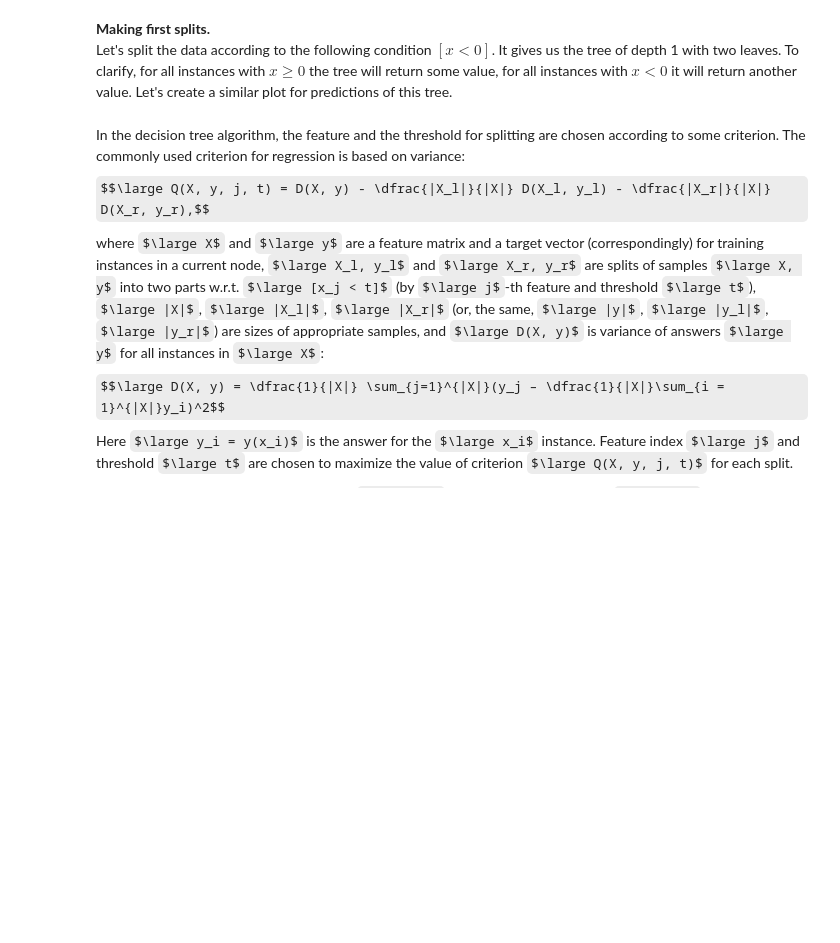
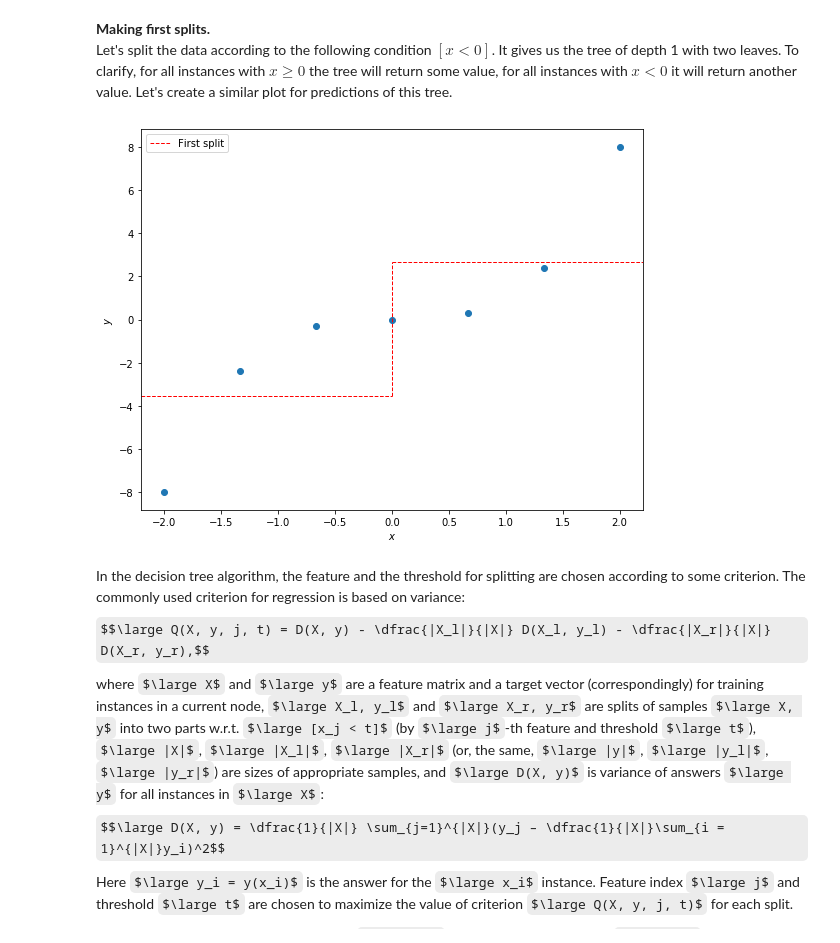
Before and after one commit to koolvn/mlcourse.ai, a Jupyter notebook: jupyter_english/assignments_fall2019/assignment2_part1_decision_trees.ipynb, the cells around one changed output. Saved outputs shown, nothing was run; the diff lists cells and outputs as text; code cells hidden in the pictures; some formulas as TeX source; blank space fills up the shorter version.

```diff
--- a/jupyter_english/assignments_fall2019/assignment2_part1_decision_trees.ipynb
+++ b/jupyter_english/assignments_fall2019/assignment2_part1_decision_trees.ipynb
@@ -76,3 +82,22 @@ No handles with labels found to put in legend.
+# %%
+# You code here
+plt.figure(figsize=(9, 7))
+plt.scatter(X, y)
+
+# plt.scatter(X[X<0].mean(), y[y<0].mean(), c='red')
+# plt.scatter(X[X>=0].mean(), y[y>=0].mean(), c='red')
+# plt.plot([X[X<0].mean(), X[X>=0].mean()], [y[y<0].mean(),  y[y>=0].mean()], lw=2, c='lightgreen')
+
+plt.axvline(X.mean(), c='red', ls='--', lw=1, ymax=0.65, ymin=0.3, label='First split')
+plt.axhline(y[y<0].mean(), xmax=0.5, ls='--', lw=1, c='red')
+plt.axhline(y[y>=0].mean(), xmin=0.5, ls='--', lw=1, c='red')
+plt.xlabel(r'$x$')
+plt.ylabel(r'$y$')
+# plt.title('First split')
+plt.legend()
+plt.show()
+# %% [output]
+[figure, added]
 # %% [markdown]
 In the decision tree algorithm, the feature and the threshold for splitting are chosen according to some criterion. The commonly used criterion for regression is based on variance: $$\large Q(X, y, j, t) = D(X, y) - \dfrac{|X_l|}{|X|} D(X_l, y_l) - \dfrac{|X_r|}{|X|} D(X_r, y_r),$$
 where $\large X$ and $\large y$ are a feature matrix and a target vector (correspondingly) for training instances in a current node, $\large X_l, y_l$ and $\large X_r, y_r$ are splits of samples $\large X, y$ into two parts w.r.t. $\large [x_j < t]$ (by $\large j$-th feature and threshold $\large t$), $\large |X|$, $\large |X_l|$, $\large |X_r|$ (or, the same, $\large |y|$, $\large |y_l|$, $\large |y_r|$) are sizes of appropriate samples, and $\large D(X, y)$ is variance of answers $\large y$ for all instances in $\large X$:
```
Also changed, not shown: parts of 8 cells of this notebook, 2 other files.
